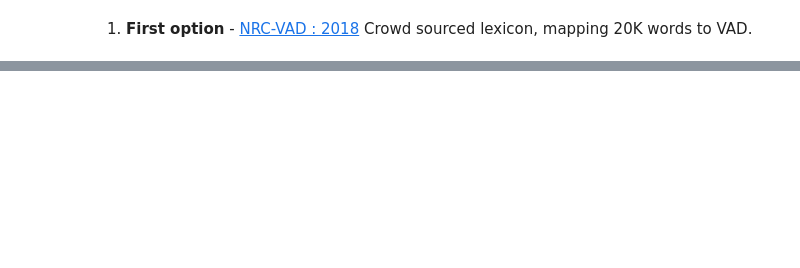
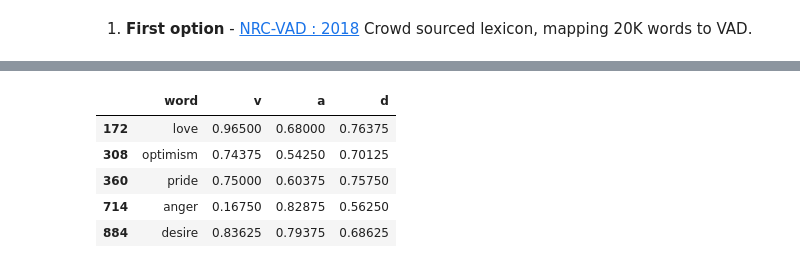
Before and after one commit to matanbt/emotion-recognition-nlp-project, a Jupyter notebook: notebooks/GoEmotions_Data-Analysis.ipynb, the cells around one changed output, grey strips where cells are left out. Drawn from its saved outputs; the diff is of its cells as text; code cells hidden in the pictures; blank space fills up the shorter version.

```diff
--- a/notebooks/GoEmotions_Data-Analysis.ipynb
+++ b/notebooks/GoEmotions_Data-Analysis.ipynb
@@ -96,2 +123,26 @@ Crowd sourced lexicon, mapping 20K words to VAD.
 # %%
-# TODO map (possibly manually) from the PDF to vad
+ANEW_LEXICON_PATH = "data/mapping-emotions-to-vad/anew/all.csv"
+df_anew_raw = pd.read_csv(ANEW_LEXICON_PATH, sep=",")
+
+# mapping to conventioned dateframe
+_mapper = {
+    "Description": "word",
+    "Valence Mean": "v",
+    "Arousal Mean": "a",
+    "Dominance Mean": "d",
+}
+_scaler = lambda x: (x - 1) / 8  # linear scaling:  [1,9] --> [0,1] # @Shir: do you think of something better?
+
+df_anew = df_anew_raw[_mapper.keys()].rename(_mapper, axis=1)
+df_anew[["v", "a", "d"]] = df_anew[["v", "a", "d"]].apply(_scaler)
+
+# desired mapping from ANEW
+mapping_anew = df_anew[df_anew["word"].apply(lambda word: word in labels_list)]
+mapping_anew.head()
+# %% [output]
+|  | word | v | a | d |
+| 172 | love | 0.96500 | 0.68000 | 0.76375 |
+| 308 | optimism | 0.74375 | 0.54250 | 0.70125 |
+| 360 | pride | 0.75000 | 0.60375 | 0.75750 |
+| 714 | anger | 0.16750 | 0.82875 | 0.56250 |
+| 884 | desire | 0.83625 | 0.79375 | 0.68625 |
```
Also changed, not shown: parts of 8 cells of this notebook.
